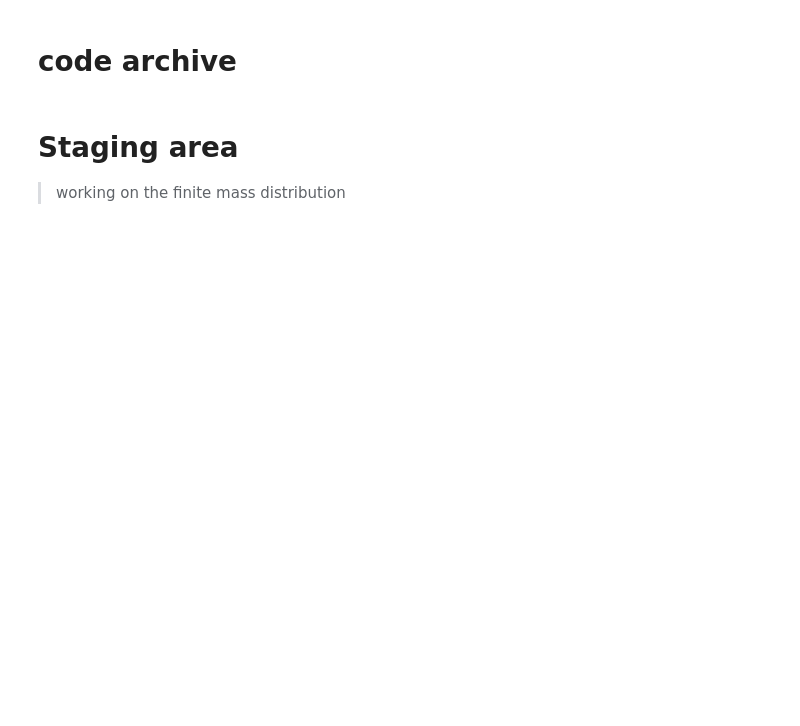
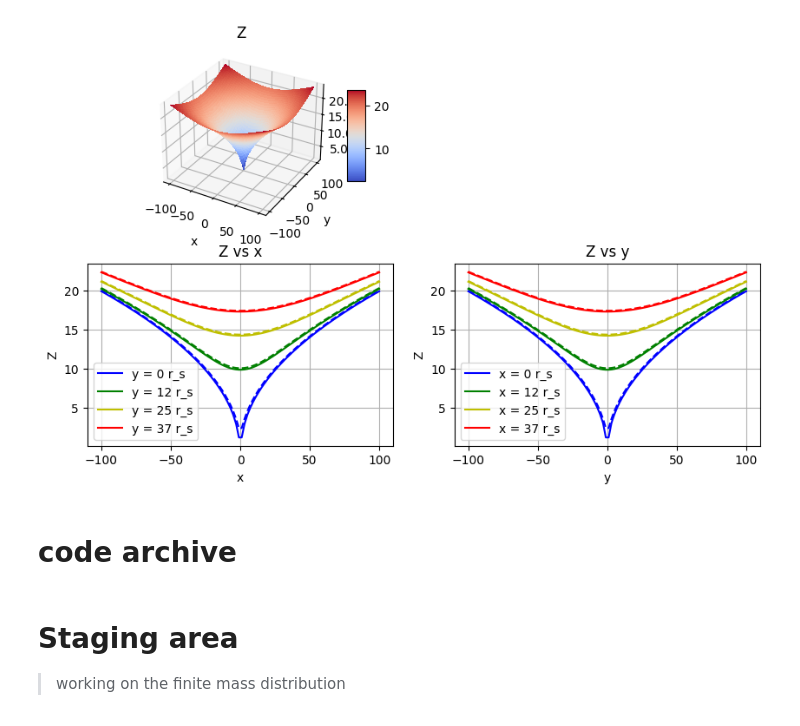
Before and after one commit to NagisaKanno/Embedding-PDE-beta, a Jupyter notebook: copy_embedding_pde_Mar19.ipynb, the cells around one changed output. Drawn from its saved outputs; the diff is of its cells as text; code cells hidden in the pictures; blank space fills up the shorter version.

```diff
--- a/copy_embedding_pde_Mar19.ipynb
+++ b/copy_embedding_pde_Mar19.ipynb
@@ -169,4 +170,56 @@ plot_3d_and_slice(dc_dy, 'dc/dy')
 "\n# partial_y_A\nplot_3d_and_slice(partial_y_A, 'A_y')\n# dc_dy\nplot_3d_and_slice(dc_dy, 'dc/dy')\n"
+# %%
+def plot_3d_and_slice(surface, surface_name, expected_func):
+    num_slices = 4
+
+    # set ax
+    fig= plt.figure(figsize=(10, 6))
+    ax_3d = fig.add_subplot(221, projection='3d')
+    ax_slicex = fig.add_subplot(223)
+    ax_slicey = fig.add_subplot(224)
+
+    # plot 3d **from matplotlib example (modified)
+    surf = ax_3d.plot_surface(x_meshed, y_meshed, surface, cmap=cm.coolwarm, linewidth=0, antialiased=False)
+    ax_3d.zaxis.set_major_formatter('{x:.02f}')
+    fig.colorbar(surf, shrink=0.5, aspect=5)
+    ax_3d.set(xlabel='x', ylabel='y', title=surface_name)
+    # ax_3d.set_zlim(bottom=0)
+
+    # plot 2d
+    # make expected surface
+    expected = expected_func(x_meshed, y_meshed)
+
+    # choose colors
+    color = ['b', 'g', 'y' , 'r']
+    while len(color) < num_slices:
+        color.append['r']
+
+    # plot
+    for i in range(num_slices):
+         ax_slicex.plot(x_axis, surface[int(len(surface)*(1/2 + i/2/num_slices))], color[i], label=f'y = {int(100*i/2/num_slices)} r_s')
+         ax_slicex.plot(x_axis, expected[int(len(expected)*(1/2 + i/2/num_slices))], color[i], ls='--')
+         ax_slicex.set(xlabel='x', ylabel=surface_name, title=f'{surface_name} vs x')
+         ax_slicey.plot(y_axis, surface[:,int(len(surface[0])*(1/2 + i/2/num_slices))], color[i], label=f'x = {int(100*i/2/num_slices)} r_s')
+         ax_slicey.plot(y_axis, expected[:,int(len(expected[0])*(1/2 + i/2/num_slices))], color[i], ls='--')
+         ax_slicey.set(xlabel='y', ylabel=surface_name, title=f'{surface_name} vs y')
+    ax_slicex.legend()
+    ax_slicey.legend()
+    ax_slicex.grid()
+    ax_slicey.grid()
+
+    plt.tight_layout
+    plt.show()
+    return None
+
+# expected surface for lin schwarzschild
+def expected_surface_function(x, y):
+    d = np.sqrt(x**2 + y**2)
+    C = 0
+    return 2*np.sqrt(d) + C
+
+plot_3d_and_slice(Z, 'Z', expected_surface_function)
+# %% [output]
+[figure, added]
 # %% [markdown]
 # code archive
 # %%
```
Also changed, not shown: parts of 1 cell of this notebook.
